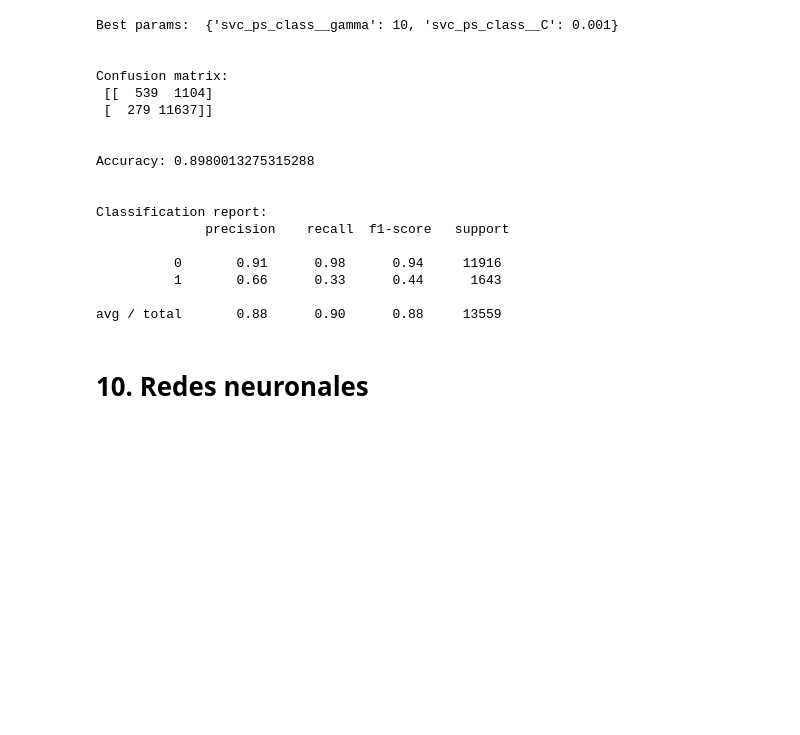
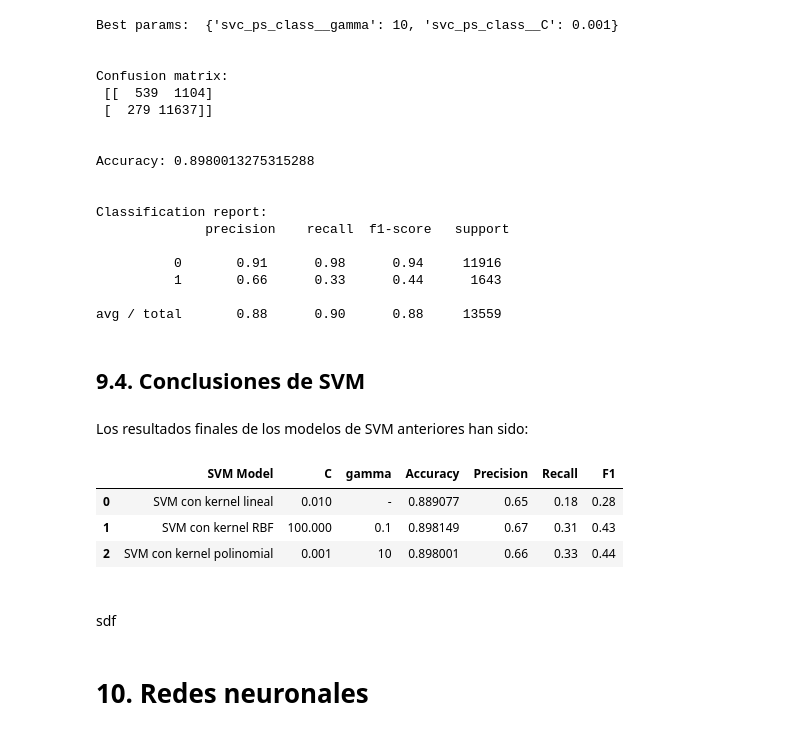
Before and after one commit to JoanMartin/UIB-MasterInBigData, a Jupyter notebook: Statistical-Learning-and-Decision-Making-II/Bank classification/Bank Classification.ipynb, the cells around one changed output. Saved outputs shown, nothing was run; the diff lists cells and outputs as text; code cells hidden in the pictures; blank space fills up the shorter version.

```diff
--- a/Statistical-Learning-and-Decision-Making-II/Bank classification/Bank Classification.ipynb
+++ b/Statistical-Learning-and-Decision-Making-II/Bank classification/Bank Classification.ipynb
@@ -1236,6 +1275,32 @@ Classification report:
           1       0.66      0.33      0.44      1643
 
 avg / total       0.88      0.90      0.88     13559
+# %% [markdown]
+## 9.4. Conclusiones de SVM <a class="anchor" id="svm-result"></a>
+# %% [markdown]
+Los resultados finales de los modelos de SVM anteriores han sido:
+# %%
+svm_models = ['SVM con kernel lineal', 'SVM con kernel RBF', 'SVM con kernel polinomial']
+C = [0.01, 100, 0.001]
+gamma = ['-', 0.1, 10]
+accuracy = [0.8890773655874327, 0.8981488310347371, 0.8980013275315288]
+precision = [0.65, 0.67, 0.66]
+recall = [0.18, 0.31, 0.33]
+f1 = [0.28, 0.43, 0.44]
+
+df_svm_models = pd.concat([pd.Series(svm_models), pd.Series(C), pd.Series(gamma),
+                          pd.Series(accuracy), pd.Series(precision),
+                          pd.Series(recall), pd.Series(f1)], axis=1)
+df_svm_models.columns = ['SVM Model', 'C', 'gamma', 'Accuracy', 'Precision', 'Recall', 'F1']
+df_svm_models
+# %% [output]
+|  | SVM Model | C | gamma | Accuracy | Precision | Recall | F1 |
+| 0 | SVM con kernel lineal | 0.010 | - | 0.889077 | 0.65 | 0.18 | 0.28 |
+| 1 | SVM con kernel RBF | 100.000 | 0.1 | 0.898149 | 0.67 | 0.31 | 0.43 |
+| 2 | SVM con kernel polinomial | 0.001 | 10 | 0.898001 | 0.66 | 0.33 | 0.44 |
+# %% [markdown]
+<br>
+sdf
 # %% [markdown]
 # 10. Redes neuronales <a class="anchor" id="neural-net"></a>
 # %%
```
Also changed, not shown: parts of 19 cells of this notebook, 2 other files.
